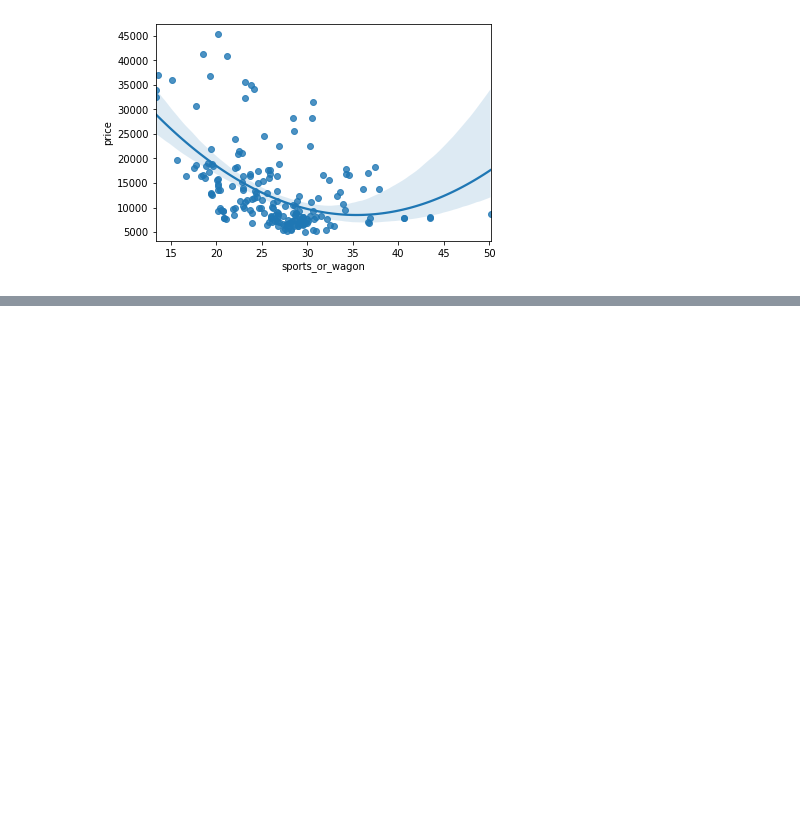
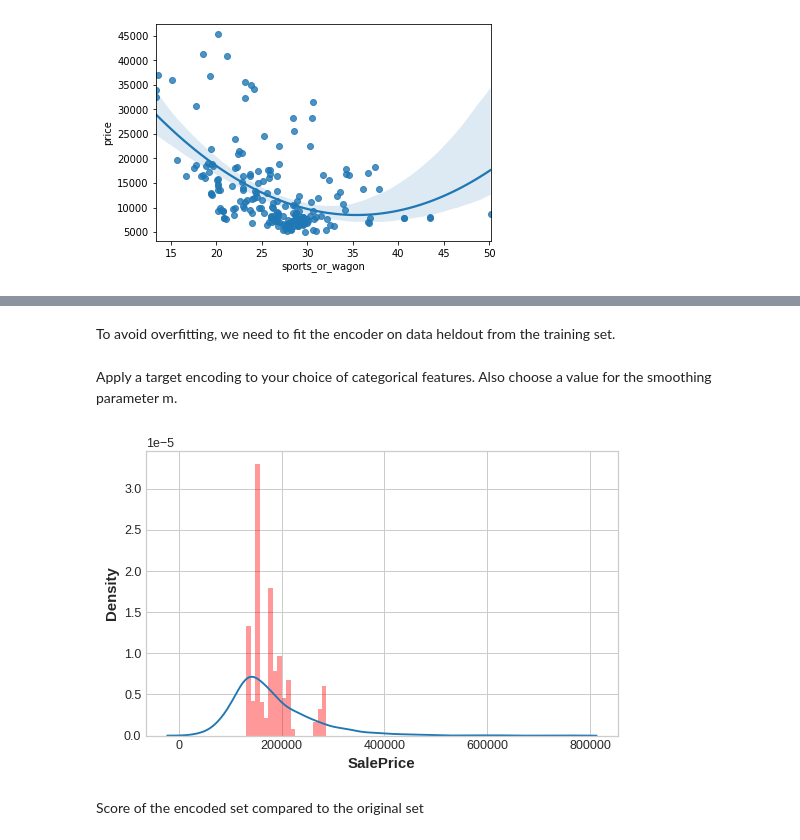
Before and after one commit to chelynl/Machine_Learning, a Jupyter notebook: Feature_Engineering.ipynb, the cells around one changed output, grey strips where cells are left out. Saved outputs shown, nothing was run; the diff lists cells and outputs as text; code cells hidden in the pictures; blank space fills up the shorter version.

```diff
--- a/Feature_Engineering.ipynb
+++ b/Feature_Engineering.ipynb
@@ -945,0 +1096,35 @@ sns.regplot(x="sports_or_wagon", y='price', data=autos, order=2);
+# %% [markdown]
+To avoid overfitting, we need to fit the encoder on data heldout from the training set.
+# %%
+# Create the encoding and training splits
+
+# Encoding split
+X_encode = df.sample(frac=0.20, random_state=0)
+y_encode = X_encode.pop("SalePrice")
+
+# Training split
+X_pretrain = df.drop(X_encode.index)
+y_train = X_pretrain.pop("SalePrice")
+# %% [markdown]
+Apply a target encoding to your choice of categorical features. Also choose a value for the smoothing parameter m.
+# %%
+# Create the encoder instance. Choose m to control noise.
+encoder = MEstimateEncoder(cols=["Neighborhood"], m=5.0)
+
+# Fit the encoder on the encoding split.
+encoder.fit(X_encode, y_encode)
+
+# Encode the Neighborhood column to create the final training data
+X_train = encoder.transform(X_pretrain, y_train)
+# %%
+# See how the encoded feature compares to the target
+feature = encoder.cols
+
+plt.figure(dpi=90)
+ax = sns.distplot(y_train, kde=True, hist=False)
+ax = sns.distplot(X_train[feature], color='r', ax=ax, hist=True, kde=False, norm_hist=True)
+ax.set_xlabel("SalePrice");
+# %% [output]
+[figure, added]
+# %% [markdown]
+Score of the encoded set compared to the original set
```
Also changed, not shown: parts of 32 cells of this notebook.
